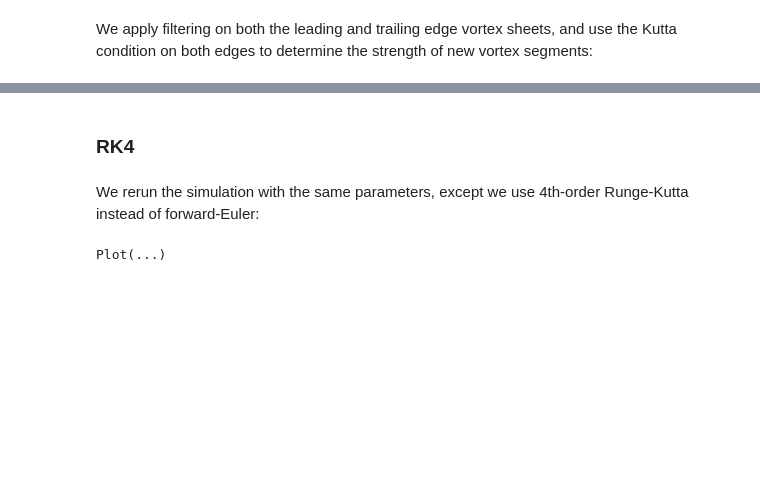
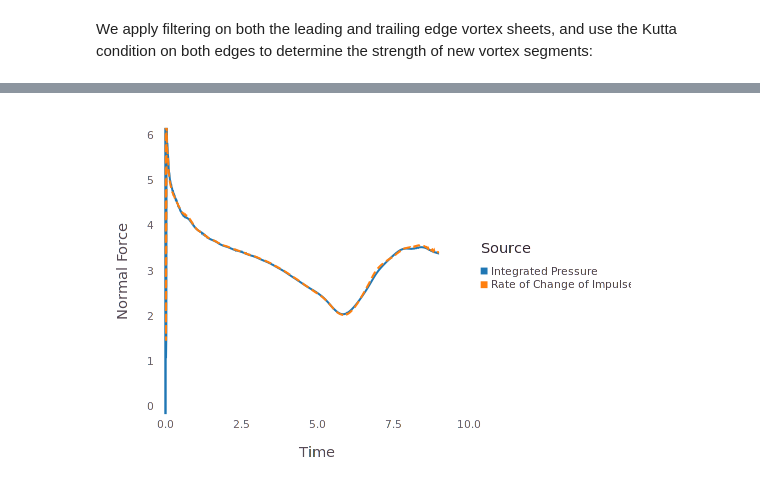
Before and after one commit to darwindarak/PotentialFlow.jl, a Jupyter notebook: examples/Translating Plate - 60°.ipynb, the cells around one changed output, grey strips where cells are left out. Saved outputs shown, nothing was run; the diff lists cells and outputs as text; code cells hidden in the pictures; blank space fills up the shorter version.

Commit message:
feature: function to get pressure along the plate

```diff
--- a/examples/Translating Plate - 60°.ipynb
+++ b/examples/Translating Plate - 60°.ipynb
@@ -25,4 +25,19 @@ function plot_system(sys)
                style(default_color=colorant"#ff7f0e")),
          Coord.Cartesian(fixed=true))
 end
+function plot_forces(T, pressures, impulse, args...)
+    w = Vortex.Plates.Chebyshev.clenshaw_curtis_weights(length(pressures[1]))
+    Fₚ = map(pressures) do p
+        -w[2:end-1] ⋅ p[2:end-1]
+    end
+    Fᵢ = abs.(gradient(impulse, step(T)))
+    plot(layer(x = T, y = Fₚ, Geom.line,
+            style(default_color=colorant"#1f77b4", line_width=2px)),
+         layer(x = T, y = Fᵢ, Geom.line,
+            style(default_color=colorant"#ff7f0e", line_width=2px, line_style=:dot), order = 1),
+         Guide.xlabel("Time"), Guide.ylabel("Normal Force"),
+         Guide.manual_color_key("Source", ["Integrated Pressure", "Rate of Change of Impulse"],
+            [colorant"#1f77b4", colorant"#ff7f0e"]),
+         args...)
+end
 # %% [output]
@@ -82,6 +96,11 @@ sheet₋ = Vortex.Sheet([0.5, 1.5] .* Δz₀ + z₋, [0.0, Γ₋], δ)
 ambient_sys = (sheet₊, sheet₋)
 sys = (plate, ambient_sys)
 ẋs = (motion, allocate_velocity(ambient_sys));
+
+# Storage used to compute forces later on
+impulse = Complex128[]
+pressures = Vector{Float64}[];
+Γs₋ = Vortex.circulation(ambient_sys) .+ Vortex.Plates.bound_circulation(plate);
 # %% [markdown]
 ## Time Marching
 # %% [markdown]
@@ -134,4 +155,0 @@ Plot(...)
-# %% [markdown]
-### RK4
-# %% [markdown]
-We rerun the simulation with the same parameters, except we use 4th-order Runge-Kutta instead of forward-Euler:
@@ -169,4 +156,4 @@ end
-# %%
-plot_system(sys₋)
-# %% [output]
-Plot(...)
+# %%
+plot_forces(0.0:Δt:9.0, pressures, impulse, Coord.cartesian(ymin=0, ymax=6))
+# %% [output]
+[figure, added]
```
Also changed, not shown: parts of 6 cells of this notebook, 1 other file.
